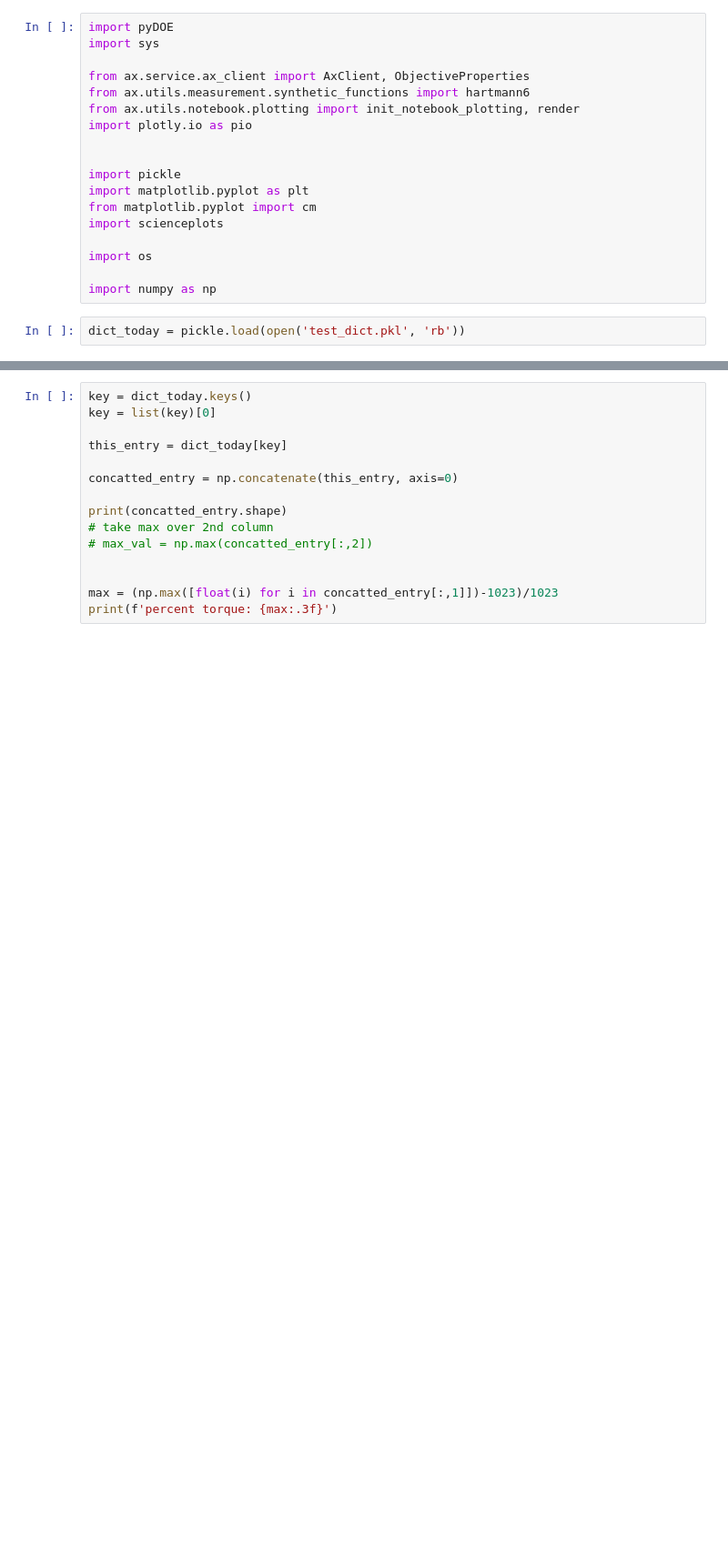
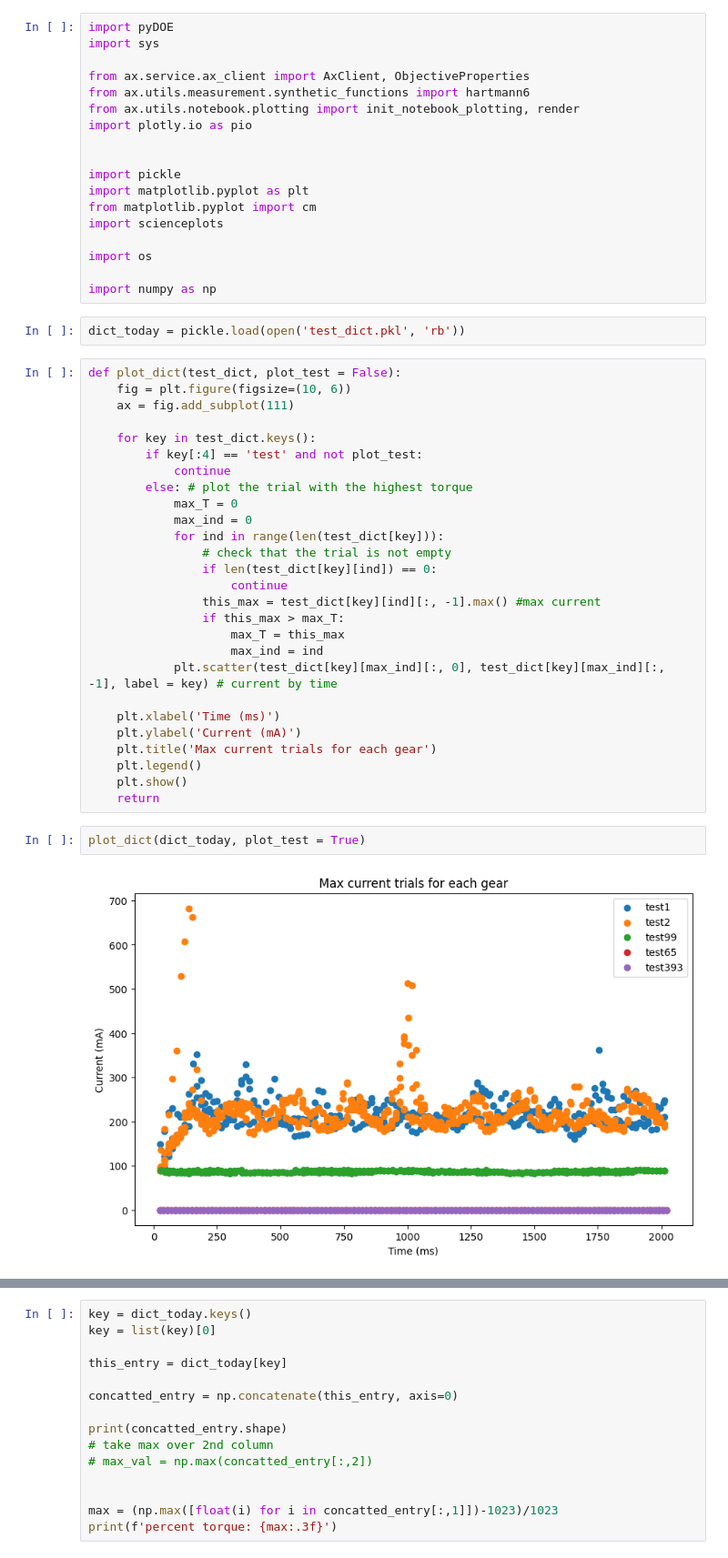
Before and after one commit to c-y-i/Mod_DOE, a Jupyter notebook: scratch.ipynb, the cells around one changed output, grey strips where cells are left out. Shown: that part at 91% size. Drawn from its saved outputs; the diff is of its cells as text; blank space fills up the shorter version.

Commit message:
Function for viewing test dictionary.

```diff
--- a/scratch.ipynb
+++ b/scratch.ipynb
@@ -24,6 +24,37 @@ import os
 import numpy as np
 # %%
 dict_today = pickle.load(open('test_dict.pkl', 'rb'))
+# %%
+def plot_dict(test_dict, plot_test = False):
+    fig = plt.figure(figsize=(10, 6))
+    ax = fig.add_subplot(111)
+
+    for key in test_dict.keys():
+        if key[:4] == 'test' and not plot_test:
+            continue
+        else: # plot the trial with the highest torque
+            max_T = 0
+            max_ind = 0
+            for ind in range(len(test_dict[key])):
+                # check that the trial is not empty
+                if len(test_dict[key][ind]) == 0:
+                    continue
+                this_max = test_dict[key][ind][:, -1].max() #max current
+                if this_max > max_T:
+                    max_T = this_max
+                    max_ind = ind
+            plt.scatter(test_dict[key][max_ind][:, 0], test_dict[key][max_ind][:, -1], label = key) # current by time
+
+    plt.xlabel('Time (ms)')
+    plt.ylabel('Current (mA)')
+    plt.title('Max current trials for each gear')
+    plt.legend()
+    plt.show()
+    return
+# %%
+plot_dict(dict_today, plot_test = True)
+# %% [output]
+[figure, added]
 # %%
 for key in dict_today.keys():
     print(key)
```
Also changed, not shown: parts of 3 cells of this notebook.
